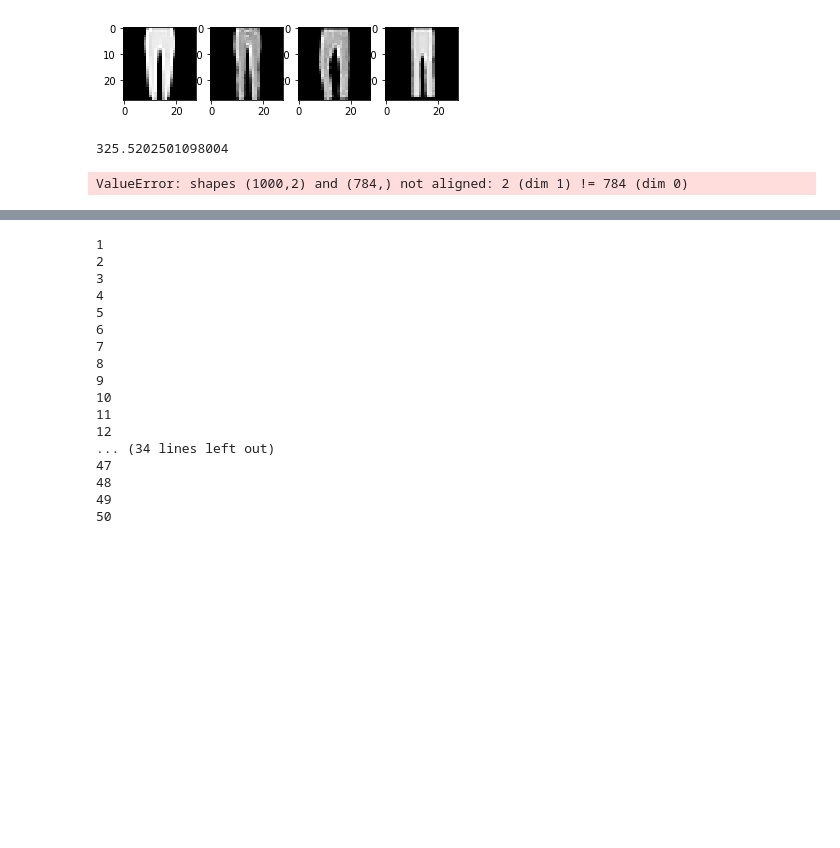
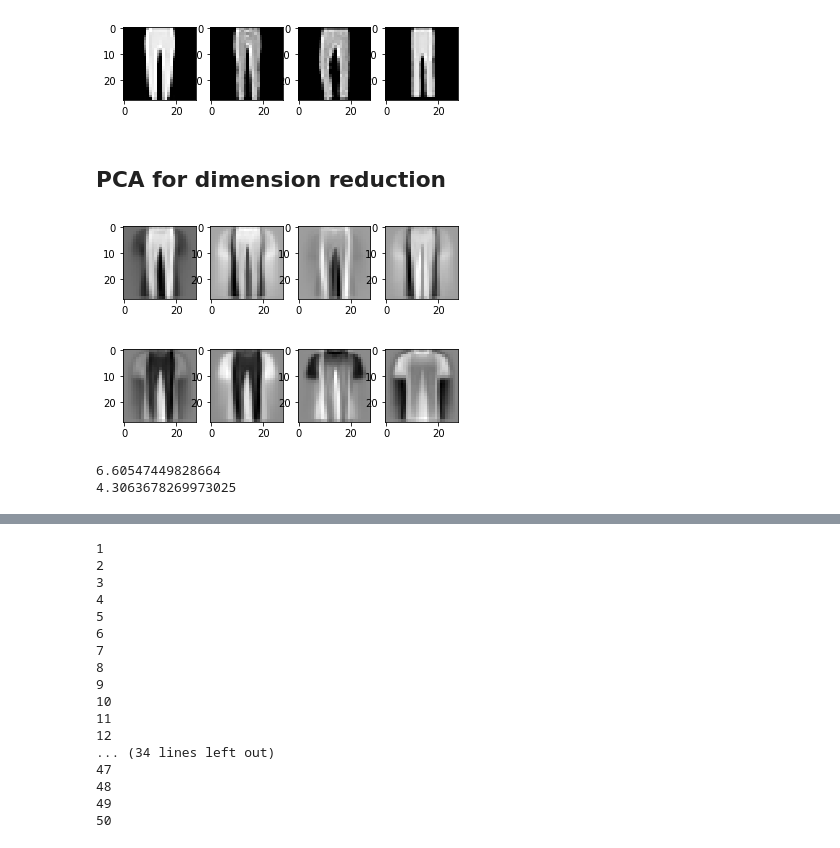
Before and after one commit to BoucheDimitri/SOADML, a Jupyter notebook: SDCA.ipynb, the cells around one changed output, grey strips where cells are left out. Saved outputs shown, nothing was run; the diff lists cells and outputs as text; code cells hidden in the pictures; blank space fills up the shorter version.

```diff
--- a/SDCA.ipynb
+++ b/SDCA.ipynb
@@ -372,3 +373,9 @@ axes[3].imshow(example_trousers4, cmap="gray")
 plt.show()
 # %% [output]
 [figure]
+# %% [markdown]
+## PCA for dimension reduction
+# %%
+def compute_pca(xmat, ncomps):
+    pca = decomposition.RandomizedPCA(n_components=ncomps, whiten=True).fit(xmat.T)
+    return pca
@@ -375,7 +386,44 @@ plt.show()
+# %%
+def pca_dimension_reduction(pca, xmat):
+    return pca.transform(xmat.T).T
+# %%
+pca_xtrain = compute_pca(xtrain, 5)
+xtrain_reduced = pca_dimension_reduction(pca_xtrain, xtrain)
+xtest_reduced = pca_dimension_reduction(pca_xtrain, xtest)
+components = pca_xtrain.components_.T
+projected = np.dot(components, xtrain_reduced)
+# %%
+# Draw a few examples of trousers
+example_trousers1 = projected[:, 4].reshape((28, 28))
+example_trousers2 = projected[:, 9].reshape((28, 28))
+example_trousers3 = projected[:, 11].reshape((28, 28))
+example_trousers4 = projected[:, 22].reshape((28, 28))
+fig, axes = plt.subplots(1, 4)
+axes[0].imshow(example_trousers1, cmap="gray")
+axes[1].imshow(example_trousers2, cmap="gray")
+axes[2].imshow(example_trousers3, cmap="gray")
+axes[3].imshow(example_trousers4, cmap="gray")
+plt.show()
+# %% [output]
+[figure, added]
+# %%
+# Draw of few example of tshirts
+example_tshirt1 = projected[:, 7].reshape((28, 28))
+example_tshirt2 = projected[:, 8].reshape((28, 28))
+example_tshirt3 = projected[:, 3].reshape((28, 28))
+example_tshirt4 = projected[:, 17].reshape((28, 28))
+fig, axes = plt.subplots(1, 4)
+axes[0].imshow(example_tshirt1, cmap="gray")
+axes[1].imshow(example_tshirt2, cmap="gray")
+axes[2].imshow(example_tshirt3, cmap="gray")
+axes[3].imshow(example_tshirt4, cmap="gray")
+plt.show()
+# %% [output]
+[figure, added]
 # %%
 lamb = 0.1
-d = xtrain.shape[0]
-n = xtrain.shape[1]
+d = xtrain_reduced.shape[0]
+n = xtrain_reduced.shape[1]
 alpha0 = np.zeros((n, ))
 w_pegasos = np.zeros((d, ))
 
@@ -384,15 +432,15 @@ w_pegasos = np.zeros((d, ))
 
 # SDCA epochs
 sdca_begin = time.perf_counter()
-w_sdca, alpha_sdca, losses_sdca = sdca_perm(alpha0, xtrain, ytrain, lamb, 10, 0.001)
+w_sdca, alpha_sdca, losses_sdca = sdca_perm(alpha0, xtrain_reduced, ytrain, lamb, 20, 0.001)
 sdca_time = time.perf_counter() - sdca_begin
 print(sdca_time)
 
 # Pegasos
 pegasos_begin = time.perf_counter()
-losses_pegasos = pegasos_algorithm(w_pegasos, xmat, y, lamb, 1, 10, lossfunc=hinge)
+losses_pegasos = pegasos_algorithm(w_pegasos, xtrain_reduced, ytrain, lamb, 1, 20, lossfunc=hinge)
 pegasos_time = time.perf_counter() - pegasos_begin
 print(pegasos_time)
 # %% [output]
-325.5202501098004
+6.60547449828664
+4.3063678269973025
-ValueError: shapes (1000,2) and (784,) not aligned: 2 (dim 1) != 784 (dim 0)
```
Also changed, not shown: parts of 12 cells of this notebook.
